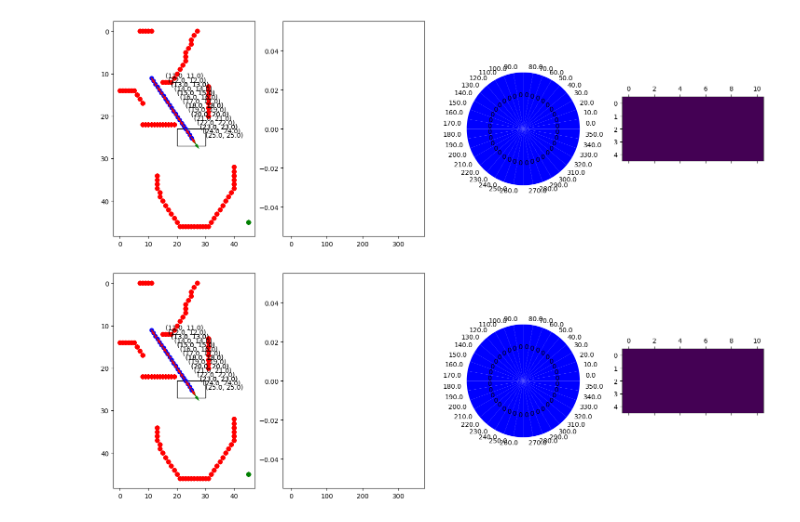
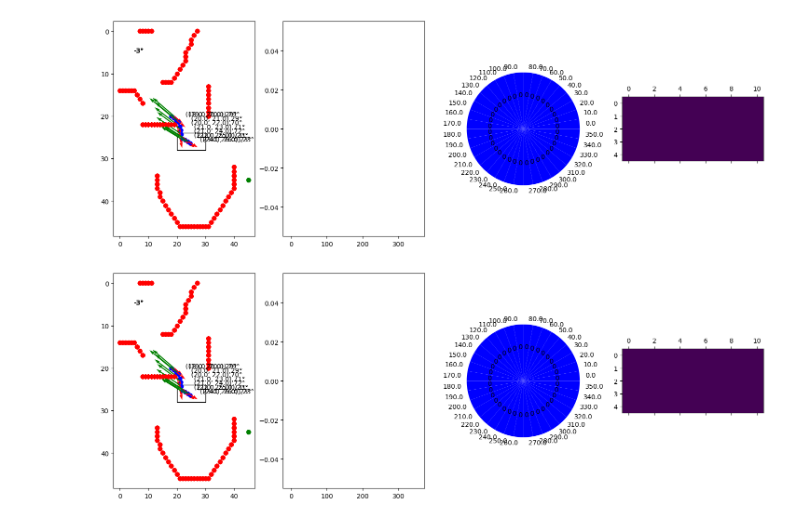
Before and after one commit to diplodocuslongus/vfh-python, a Jupyter notebook: playground.ipynb, the cells around one changed output. Saved outputs shown, nothing was run; the diff lists cells and outputs as text; code cells hidden in the pictures.

```diff
--- a/playground.ipynb
+++ b/playground.ipynb
@@ -15,35 +15,35 @@ import time
 # from lib.histogram_grid import HistogramGrid
 # from lib.path_planner import PathPlanner
 from lib.robot import Robot
 
 # HistogramGrid params
 # active_region_dimension = (16, 16)
 # active_region_dimension = (16, 8)
 active_region_dimension = (10, 4)
 resolution = 1 # 1cm per node
 map_fname = 'map.txt'
 # map_fname = 'map_no_sides.txt'
 
 # PolarHistogram params
 num_bins = 36 # each bin is 360/num_bins degrees
-target_location = (45, 45)
+target_location = (45, 35)
 
 # Robot Params
 init_location = (36, 36)
-init_location = (11, 11)
+init_location = (18, 20)
 # init_location = (1, 1)
 init_speed = 1
 
 print('START')
 robot = Robot.from_map(map_fname, init_location,
                        target_location, init_speed, active_region_dimension, resolution, num_bins)
 print('ROBOT initialized, MAP LOADED')
 
 
-num_steps = 20
+num_steps = 10
 
 robot.loop(num_steps, draw=True,anim_plot=True)
 # robot.loop(num_steps, draw=True,anim_plot=False)
 # %% [output]
-[figure, old version]
+[figure, new version]
-[figure, old version]
+[figure, new version]
```
Also changed, not shown: 6 other files.
